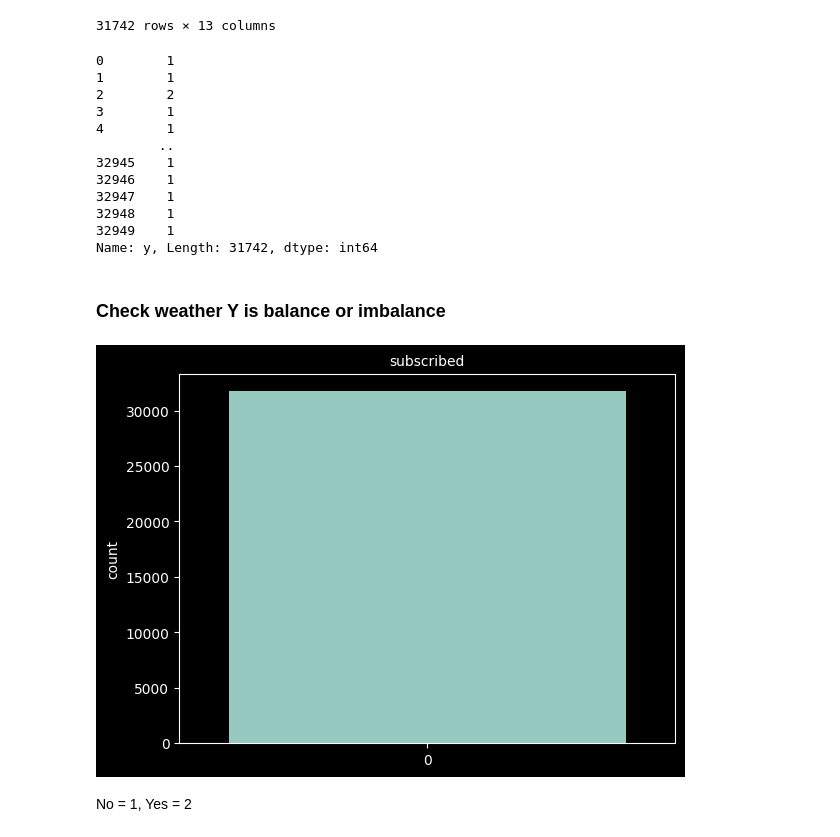
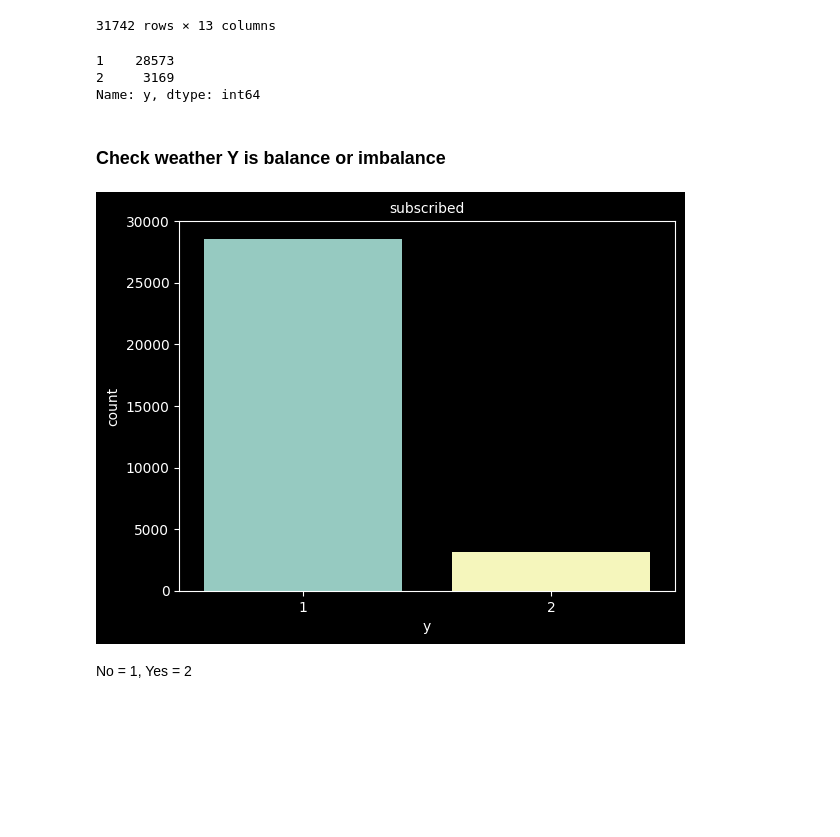
Before and after one commit to komcharn018/KaggleClassificationProject, a Jupyter notebook: Classification.ipynb, the cells around one changed output. Cells and saved outputs as stored; diff of their text form; code cells hidden in the pictures; blank space fills up the shorter version.

Commit message:
bug fix, graph y

```diff
--- a/Classification.ipynb
+++ b/Classification.ipynb
@@ -257,28 +257,19 @@ x
 31742 rows × 13 columns
 # %%
 y = dfmodel['y']
-y
+y.value_counts()
 # %% [output]
-0        1
-1        1
-2        2
-3        1
-4        1
-        ..
-32945    1
-32946    1
-32947    1
-32948    1
-32949    1
-Name: y, Length: 31742, dtype: int64
+1    28573
+2     3169
+Name: y, dtype: int64
 # %% [markdown]
 ### Check weather Y is balance or imbalance
 # %%
-sns.countplot(y, palette='Set3')
+sns.countplot(data = dfmodel, x = 'y')
 plt.title("subscribed",fontsize=10)
 plt.show()
 # %% [output]
-[figure, old version]
+[figure, new version]
 # %% [markdown]
 No = 1, Yes = 2
 # %% [markdown]
```
Also changed, not shown: parts of 1 cell of this notebook.
